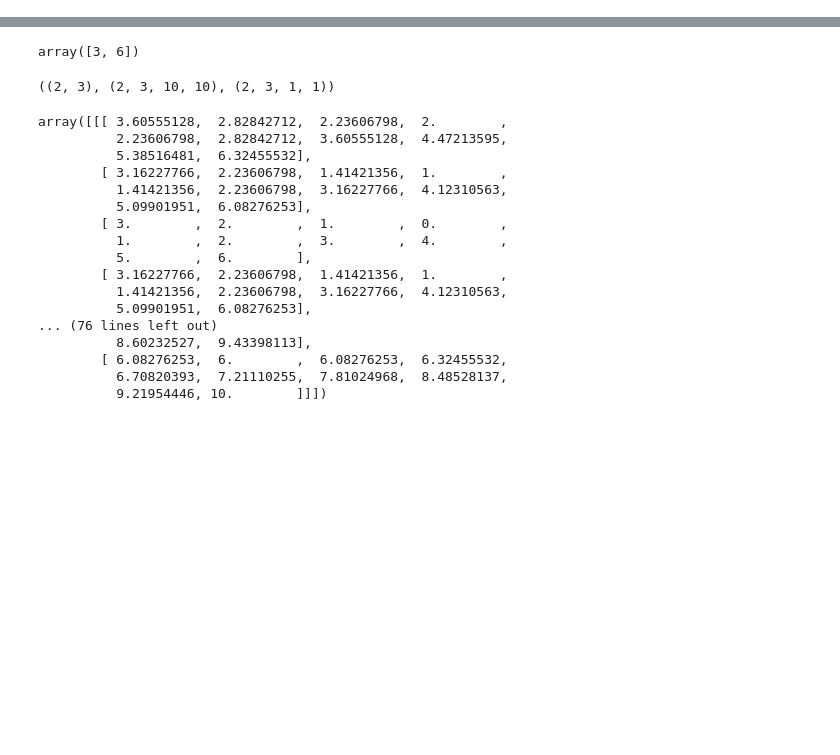
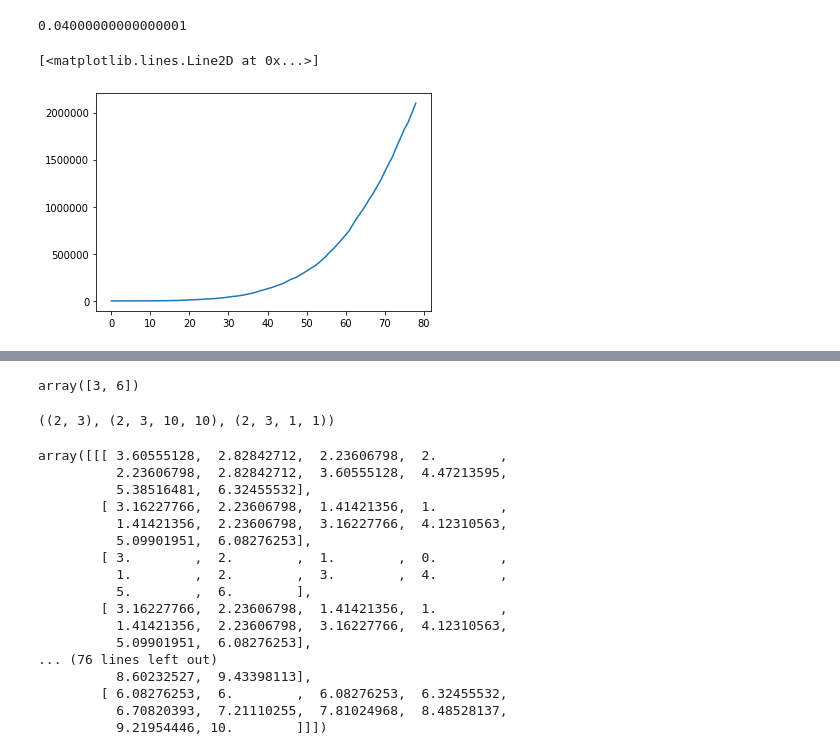
Before and after one commit to mitochevole/isobenefit-cities, a Jupyter notebook: isobenefit_cities.ipynb, the cells around one changed output, grey strips where cells are left out. Drawn from its saved outputs; the diff is of its cells as text; code cells hidden in the pictures; blank space fills up the shorter version.

```diff
--- a/isobenefit_cities.ipynb
+++ b/isobenefit_cities.ipynb
@@ -3,0 +27,2 @@ import matplotlib.pyplot as plt
+# %%
+df = pd.read_csv("simulations/20200510-190235/current_counts.csv")
@@ -3,0 +38,9 @@ import matplotlib.pyplot as plt
+# %%
+0.2*0.2
+# %% [output]
+0.04000000000000001
+# %%
+plt.plot(df.current_population)
+# %% [output]
+[<matplotlib.lines.Line2D at 0x...>]
+[figure, added]
```
Also changed, not shown: parts of 11 cells of this notebook, 4 other files.
